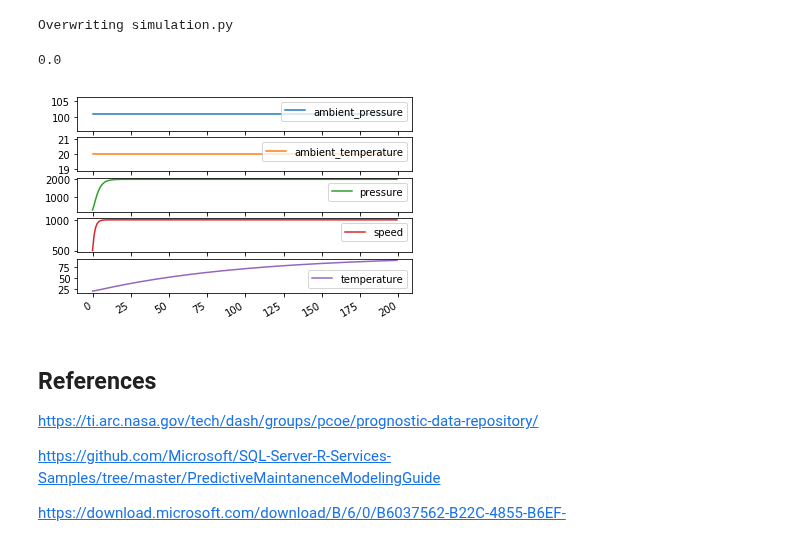
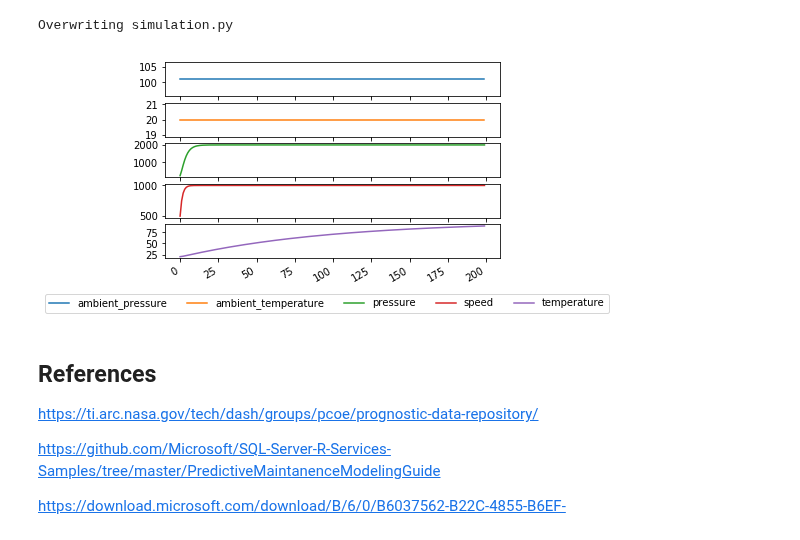
Before and after one commit to Azure/AI-PredictiveMaintenance, a Jupyter notebook: src/AML/Notebooks/DataGeneration.ipynb, the cells around one changed output. Saved outputs shown, nothing was run; the diff lists cells and outputs as text; code cells hidden in the pictures.

```diff
--- a/src/AML/Notebooks/DataGeneration.ipynb
+++ b/src/AML/Notebooks/DataGeneration.ipynb
@@ -244,7 +244,7 @@ class VibrationSensorSignalSample:
         self.base_frequency = fundamental_from
         self.target_base_frequency = fundamental_to
         self.add_noise = False
-        self.__last_cumsum = 0
+        self.__previous_sample = previous_sample
         self.__N = sample_rate * interval
 
     def pcm(self):
@@ -261,7 +261,7 @@ class VibrationSensorSignalSample:
         # cubic interpolation, if used, is not positive-preserving
         f[f < 0] = 0
 
-        fi = np.cumsum(f / self.sample_rate) + self.__last_cumsum
+        fi = np.cumsum(f / self.sample_rate) + (self.__previous_sample.__last_cumsum if self.__previous_sample else 0)
 
         base = 2 * np.pi * fi
         b = np.array([np.sin(base * w) * a for w, a in zip(self.W, self.A)])
@@ -292,6 +292,7 @@ class RotationalMachine:
         self.temperature = RotationalMachine.ambient_temperature
         self.pressure = RotationalMachine.ambient_pressure
         self.pressure_factor = 2
+        self.__vibration_sample = None
 
     def set_speed(self, speed):
         self.speed_desired = speed
@@ -307,13 +308,17 @@ class RotationalMachine:
 
         v_from = self.speed / 60
         v_to = self.speed / 60
+
+        self.__vibration_sample = VibrationSensorSignalSample(
+            self.W, self.A, v_from, v_to, previous_sample = self.__vibration_sample)
+
         state = {
             'ambient_temperature': self.ambient_temperature,
             'ambient_pressure': self.ambient_pressure,
             'speed': self.speed,
             'temperature': self.temperature,
             'pressure': self.pressure,
-            'vibration': VibrationSensorSignalSample(self.W, self.A, v_from, v_to)
+            'vibration': self.__vibration_sample
         }
 
         for key in state:
@@ -329,38 +334,39 @@ import time
 import pandas as pd
 
 # this forces IPython to load the latest version
 # of the simulation module
 import simulation
 import importlib
 importlib.reload(simulation)
 
 from simulation import RotationalMachine
 
 device = RotationalMachine()
 device.set_speed(1000)
 
 start = time.time()
 
 data = []
 for i in range(200):
     state = device.next_state()
-    # state['vibration'] = state['vibration'].pcm().tolist()
+    #state['vibration'] = state['vibration'].pcm().tolist()
     data.append(state)
 
 
 end = time.time()
-print(end - start)
+# print(end - start)
 
 df = pd.DataFrame(data)
 df = df.drop('vibration', axis = 1)
 df.head()
-df.plot(subplots = True, legend = True)
+df.plot(subplots = True, legend = False)
 # df.to_csv('test', mode = 'a', header = False)
+# plt.legend(bbox_to_anchor=(1.05, 1), loc=2, borderaxespad=0.)
+plt.figlegend(loc = 'lower center', ncol=len(df.columns))
 
 df.to_csv('test', header = False)
 # %% [output]
-0.0
-[figure, old version]
+[figure, new version]
 # %% [markdown]
 ## References
 
```
